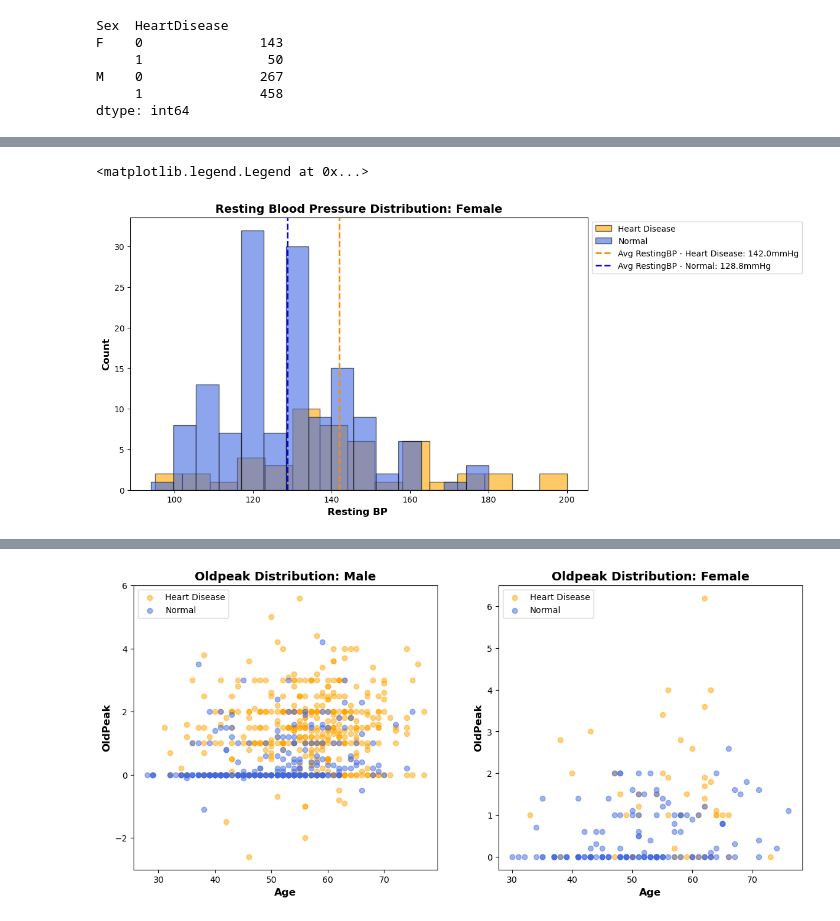
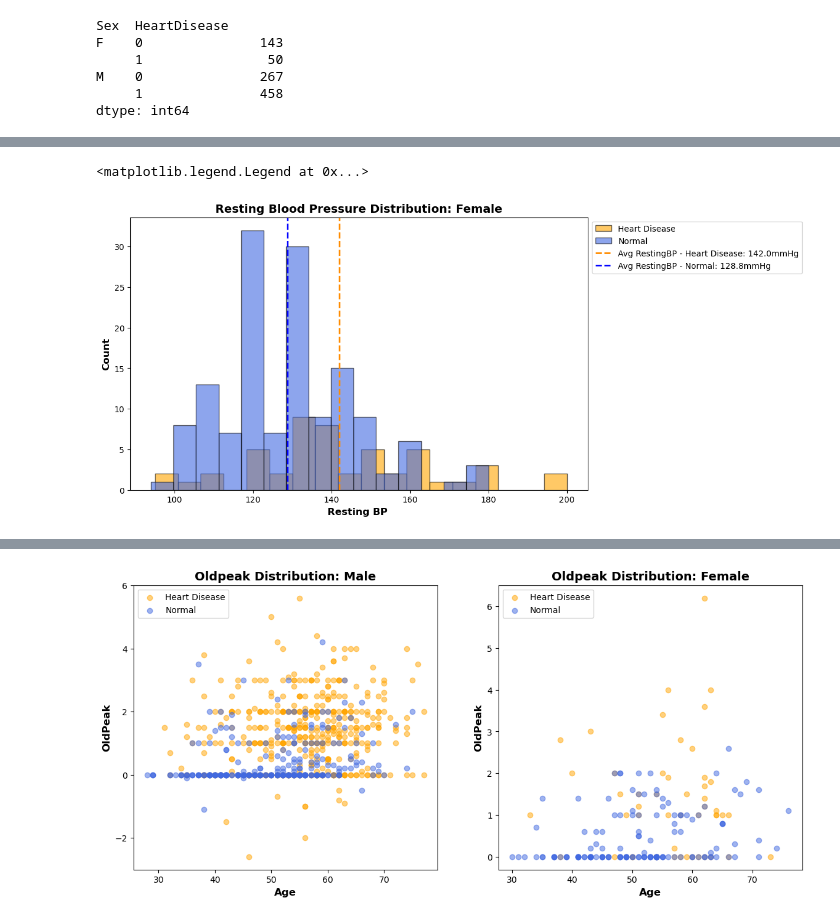
Before and after one commit to midorikawaguti/Heart_Failure_Prediction_Team_0, a Jupyter notebook: heart_failure_prediction-1.ipynb, the cells around one changed output, grey strips where cells are left out. Cells and saved outputs as stored; diff of their text form; code cells hidden in the pictures.

```diff
--- a/heart_failure_prediction-1.ipynb
+++ b/heart_failure_prediction-1.ipynb
@@ -135,26 +137,26 @@ plt.legend(loc='upper left', bbox_to_anchor=(1, 1), fontsize=10)
 # %%
 avg_restingBP_female_disease= heart_disease_female['RestingBP'].mean()
 avg_restingBP_female_normal= heart_normal_female['RestingBP'].mean()
 
 plt.figure(figsize=(10,6))
 
-plt.hist(heart_disease_female['RestingBP'], bins=15, alpha=0.6, color='orange', edgecolor='black', label='Heart Disease')
+plt.hist(heart_disease_female['RestingBP'], bins=18, alpha=0.6, color='orange', edgecolor='black', label='Heart Disease')
 plt.hist(heart_normal_female['RestingBP'], bins=15, alpha=0.6, color='royalblue', edgecolor='black', label='Normal')
 
 # Add vertical lines for average salaries
 plt.axvline(x=avg_restingBP_female_disease, color='darkorange', linestyle='--', linewidth=2, label=f"Avg RestingBP - Heart Disease: {avg_restingBP_female_disease:.1f}mmHg")
 plt.axvline(x=avg_restingBP_female_normal, color='blue', linestyle='--', linewidth=2, label=f"Avg RestingBP - Normal: {avg_restingBP_female_normal:.1f}mmHg")
 
 # Labels & title
 plt.xlabel('Resting BP ', fontsize=12, fontweight='bold')
 plt.ylabel('Count', fontsize=12, fontweight='bold')
 plt.title('Resting Blood Pressure Distribution: Female', fontsize=14, fontweight='bold')
 
 # Improve legend placement - legend outside
 plt.legend(loc='upper left', bbox_to_anchor=(1, 1), fontsize=10)
 # %% [output]
 <matplotlib.legend.Legend at 0x...>
-[figure, old version]
+[figure, new version]
 # %%
 import matplotlib.pyplot as plt
 
```
Also changed, not shown: parts of 8 cells of this notebook.
